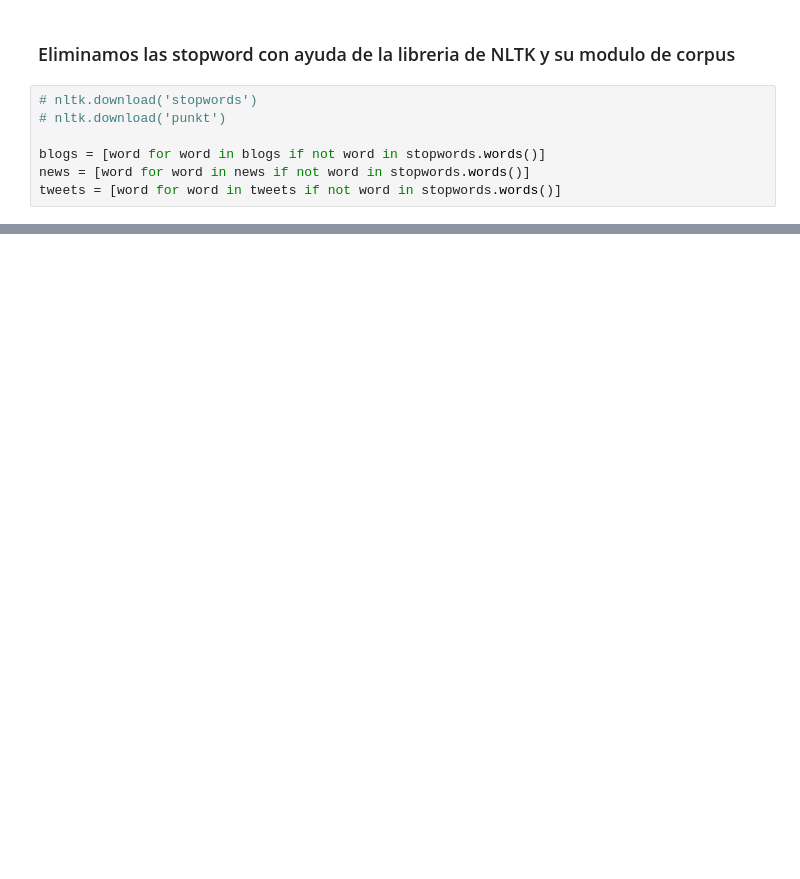
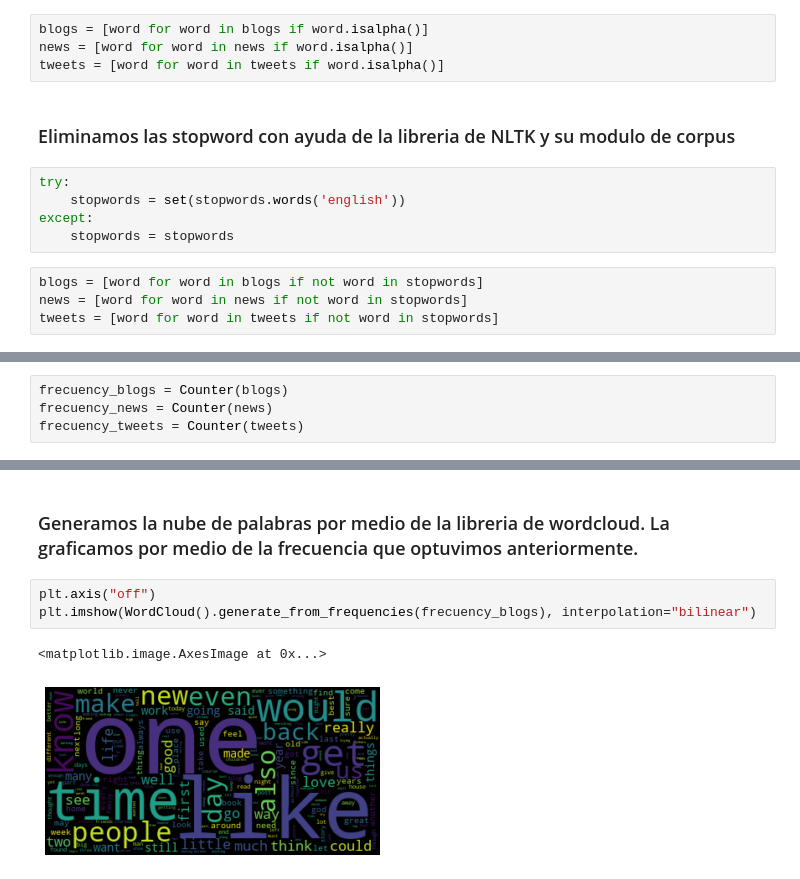
Before and after one commit to UVG-Teams/Text-Mining, a Jupyter notebook: main.ipynb, the cells around one changed output, grey strips where cells are left out. Saved outputs shown, nothing was run; the diff lists cells and outputs as text; blank space fills up the shorter version.

```diff
--- a/main.ipynb
+++ b/main.ipynb
@@ -67,9 +77,15 @@ tweets = [emoji_pattern.sub(r'', word) for word in tweets]
+# %%
+blogs = [word for word in blogs if word.isalpha()]
+news = [word for word in news if word.isalpha()]
+tweets = [word for word in tweets if word.isalpha()]
 # %% [markdown]
 ### Eliminamos las stopword con ayuda de la libreria de NLTK y su modulo de corpus
+# %%
+try:
+    stopwords = set(stopwords.words('english'))
+except:
+    stopwords = stopwords
 # %%
-# nltk.download('stopwords')
-# nltk.download('punkt')
-
-blogs = [word for word in blogs if not word in stopwords.words()]
-news = [word for word in news if not word in stopwords.words()]
-tweets = [word for word in tweets if not word in stopwords.words()]
+blogs = [word for word in blogs if not word in stopwords]
+news = [word for word in news if not word in stopwords]
+tweets = [word for word in tweets if not word in stopwords]
@@ -75,0 +126,4 @@ tweets = [word for word in tweets if not word in stopwords.words()]
+# %%
+frecuency_blogs = Counter(blogs)
+frecuency_news = Counter(news)
+frecuency_tweets = Counter(tweets)
@@ -75,0 +169,8 @@ tweets = [word for word in tweets if not word in stopwords.words()]
+# %% [markdown]
+### Generamos la nube de palabras por medio de la libreria de wordcloud. La graficamos por medio de la frecuencia que optuvimos anteriormente.
+# %%
+plt.axis("off")
+plt.imshow(WordCloud().generate_from_frequencies(frecuency_blogs), interpolation="bilinear")
+# %% [output]
+<matplotlib.image.AxesImage at 0x...>
+[figure, added]
```
Also changed, not shown: parts of 24 cells of this notebook.
